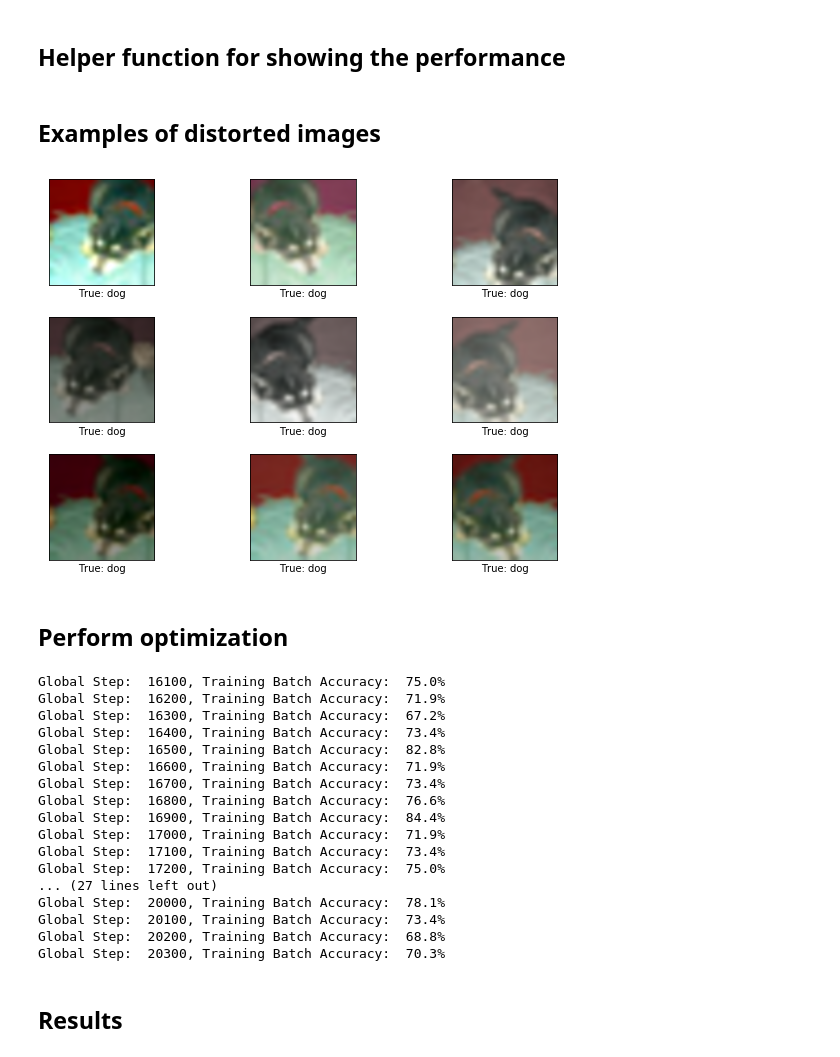
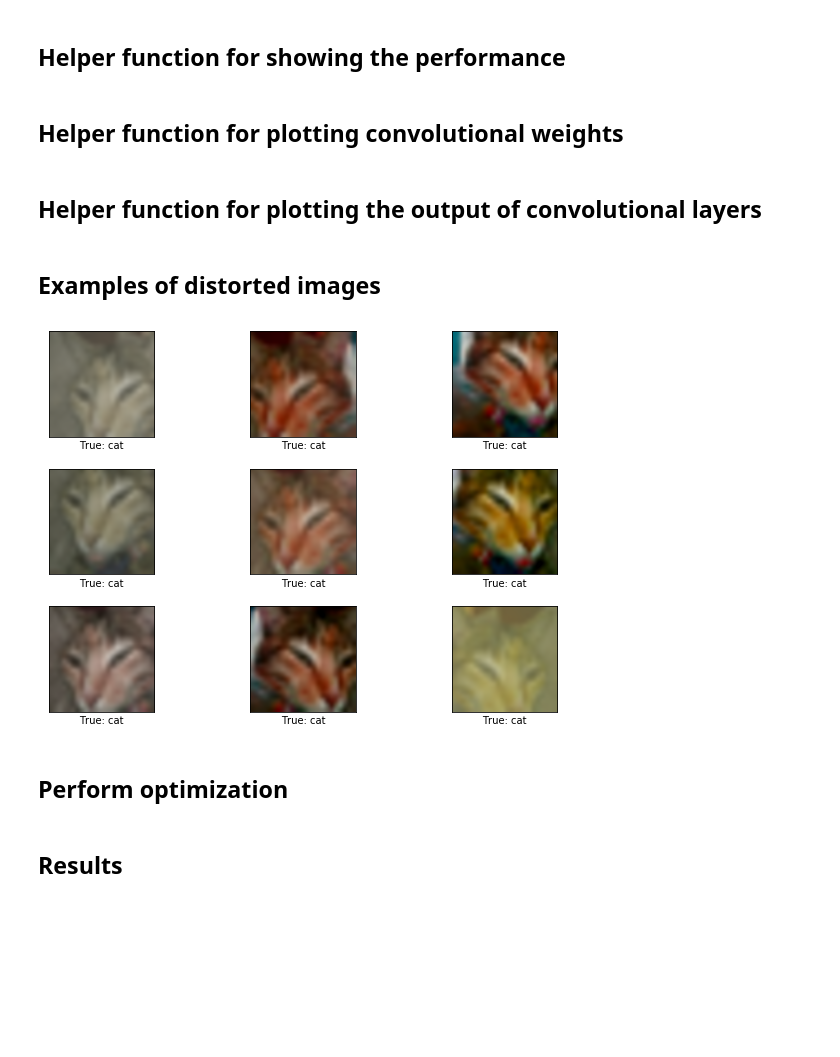
Before and after one commit to khvorov/tf-learn, a Jupyter notebook: cifar-10.ipynb, the cells around one changed output. Saved outputs shown, nothing was run; the diff lists cells and outputs as text; code cells hidden in the pictures; blank space fills up the shorter version.

```diff
--- a/cifar-10.ipynb
+++ b/cifar-10.ipynb
@@ -371,3 +371,5 @@ def print_test_accuracy(show_example_errors=False, show_confusion_matrix=False):
     if show_confusion_matrix:
         print('Confusion matrix:')
         plot_confusion_matrix(cls_pred=cls_pred)
+# %% [markdown]
+## Helper function for plotting convolutional weights
@@ -373,0 +402,2 @@ def print_test_accuracy(show_example_errors=False, show_confusion_matrix=False):
+# %% [markdown]
+## Helper function for plotting the output of convolutional layers
@@ -376,43 +429,24 @@ def print_test_accuracy(show_example_errors=False, show_confusion_matrix=False):
 # %%
 def plot_distorted_image(image, cls_true):
     image_duplicates = np.repeat(image[np.newaxis, :, :, :], 9, axis=0)
 
-    feed_dict = {x: image_duplicates}
-    result = session.run(distorted_images, feed_dict)
+    result = session.run(distorted_images, feed_dict={x: image_duplicates})
 
     plot_images(images=result, cls_true=np.repeat(cls_true, 9))
 
 def get_test_image(i):
     return images_test[i, :, :, :], cls_test[i]
 
-img, cls = get_test_image(128)
+img, cls = get_test_image(256)
 plot_distorted_image(img, cls)
 # %% [output]
-[figure, old version]
+[figure, new version]
 # %% [markdown]
 ## Perform optimization
 # %%
 # it's time consuming on my stunted laptop, hence false
-if True:
+if False:
     optimize(num_iterations=5000)
-# %% [output]
-Global Step:  16100, Training Batch Accuracy:  75.0%
-Global Step:  16200, Training Batch Accuracy:  71.9%
-Global Step:  16300, Training Batch Accuracy:  67.2%
-Global Step:  16400, Training Batch Accuracy:  73.4%
-Global Step:  16500, Training Batch Accuracy:  82.8%
-Global Step:  16600, Training Batch Accuracy:  71.9%
-Global Step:  16700, Training Batch Accuracy:  73.4%
-Global Step:  16800, Training Batch Accuracy:  76.6%
-Global Step:  16900, Training Batch Accuracy:  84.4%
-Global Step:  17000, Training Batch Accuracy:  71.9%
-Global Step:  17100, Training Batch Accuracy:  73.4%
-Global Step:  17200, Training Batch Accuracy:  75.0%
-... (27 lines left out)
-Global Step:  20000, Training Batch Accuracy:  78.1%
-Global Step:  20100, Training Batch Accuracy:  73.4%
-Global Step:  20200, Training Batch Accuracy:  68.8%
-Global Step:  20300, Training Batch Accuracy:  70.3%
 # %% [markdown]
 ## Results
 # %%
```
Also changed, not shown: parts of 15 cells of this notebook.
